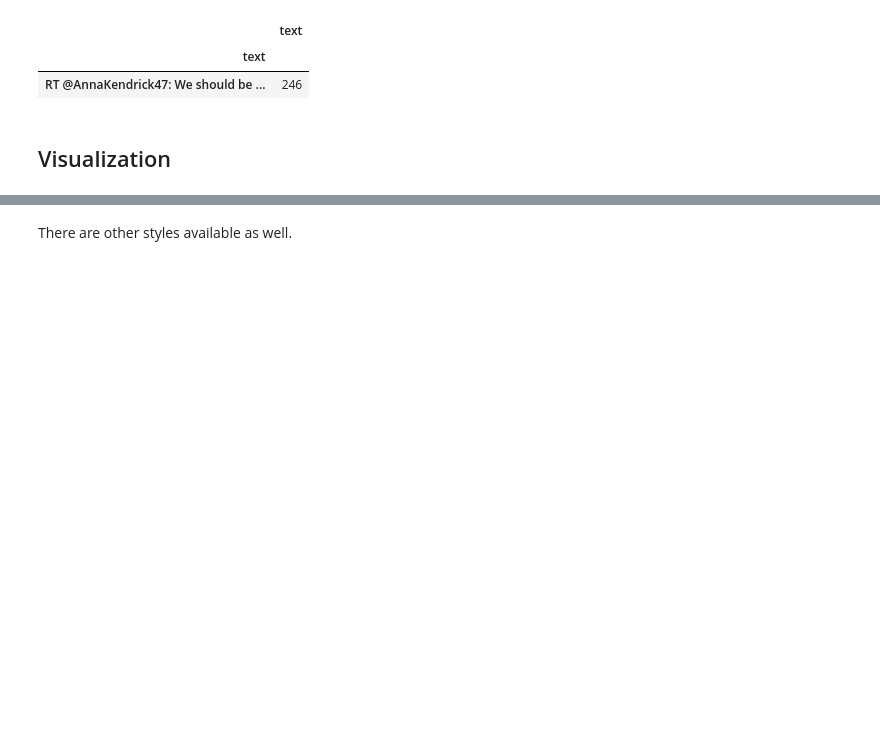
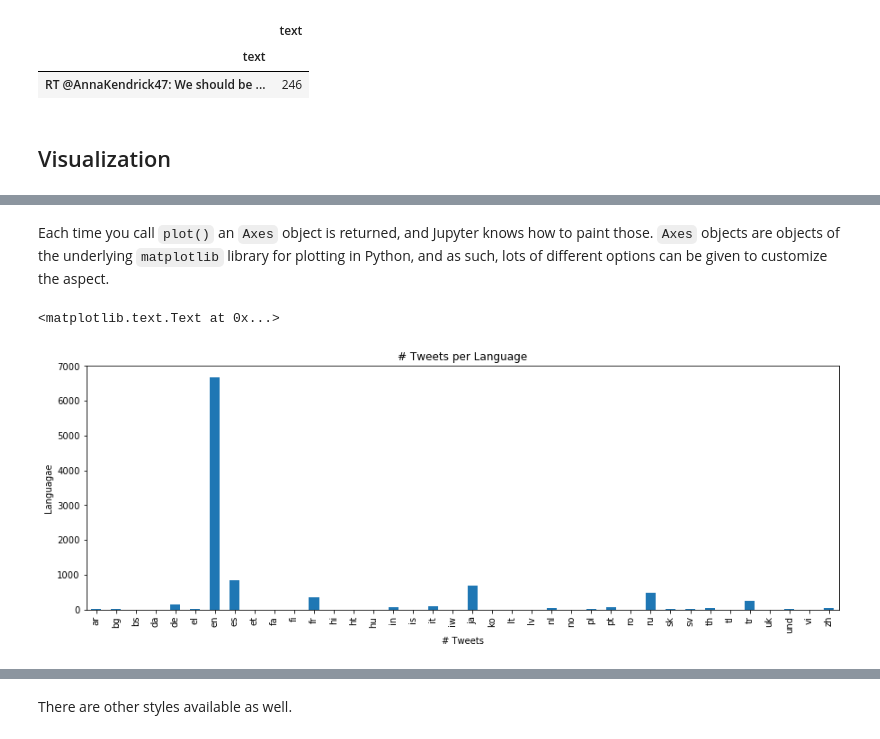
Before and after one commit to sul-cidr/python_workshops, a Jupyter notebook: data_manipulation_filled.ipynb, the cells around one changed output, grey strips where cells are left out. Cells and saved outputs as stored; diff of their text form; code cells hidden in the pictures; blank space fills up the shorter version.

```diff
--- a/data_manipulation_filled.ipynb
+++ b/data_manipulation_filled.ipynb
@@ -755,0 +712,14 @@ ax.plot(x, np.cos(x))
+# %% [markdown]
+Each time you call `plot()` an `Axes` object is returned, and Jupyter knows how to paint those. `Axes` objects are objects of the underlying `matplotlib` library for plotting in Python, and as such, lots of different options can be given to customize the aspect.
+# %%
+ax = df.groupby("lang")[["lang"]].aggregate(count_nonzero).plot(
+    kind="bar",
+    figsize=(15, 5),
+    title="# Tweets per Language",
+    legend=None
+)
+ax.set_ylabel("Languagae")
+ax.set_xlabel("# Tweets")
+# %% [output]
+<matplotlib.text.Text at 0x...>
+[figure, added]
```
Also changed, not shown: parts of 162 cells of this notebook, 1 other file.
